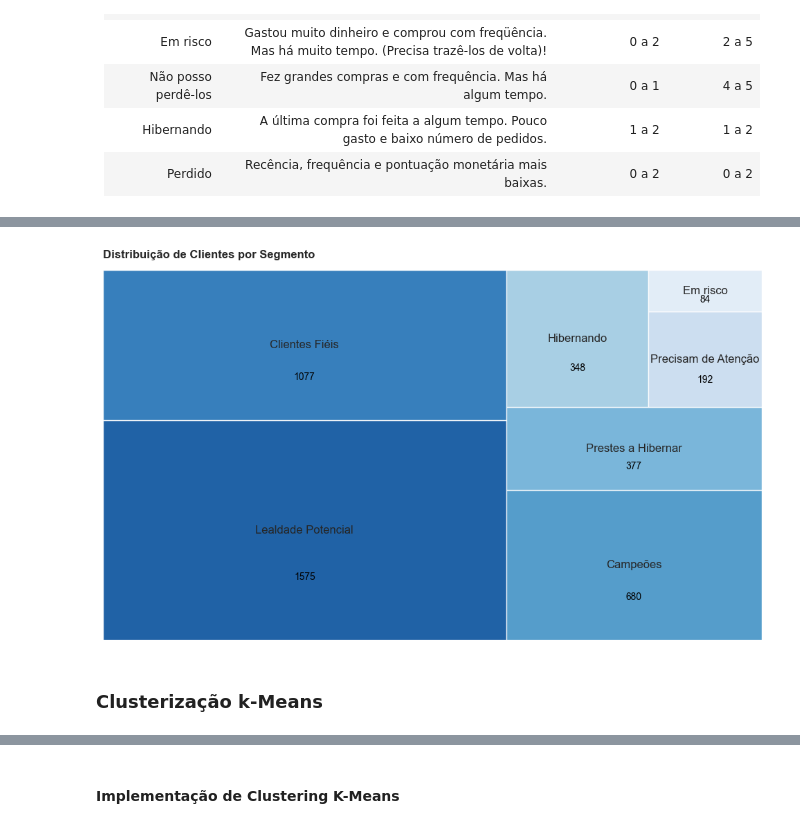
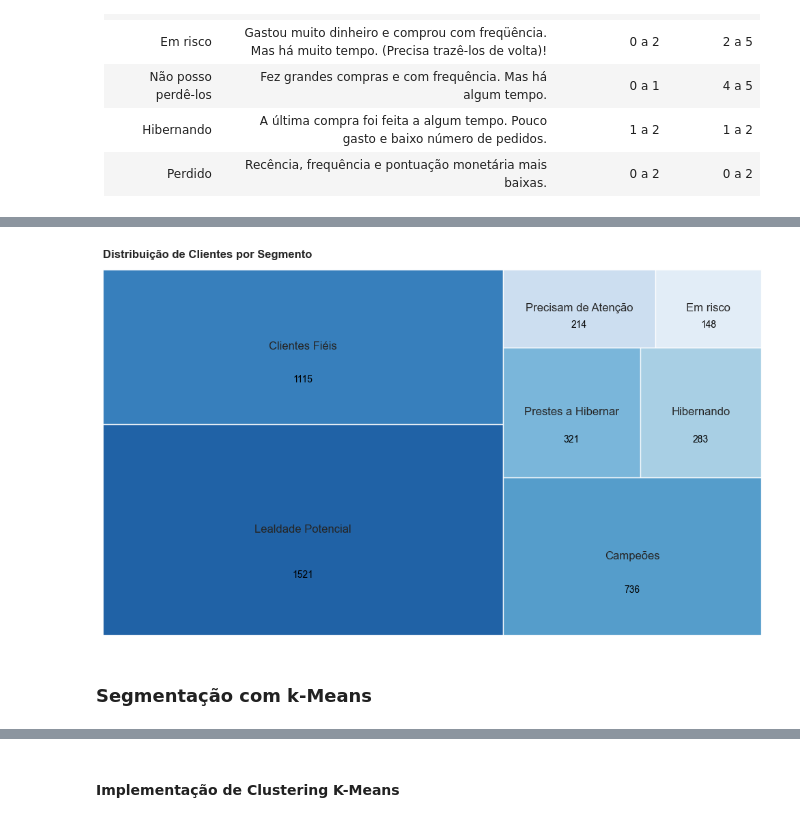
Before and after one commit to maisonhenrique/portifolio, a Jupyter notebook: Analise_Cohort_RFV/AnaliseCohort_RFV.ipynb, the cells around one changed output, grey strips where cells are left out. Saved outputs shown, nothing was run; the diff lists cells and outputs as text; code cells hidden in the pictures.

```diff
--- a/Analise_Cohort_RFV/AnaliseCohort_RFV.ipynb
+++ b/Analise_Cohort_RFV/AnaliseCohort_RFV.ipynb
@@ -512,16 +392,16 @@ df1
 # %%
 # Obtendo a data mais recente no conjunto de dados
-max_date = df1['InvoiceDate'].max()
+max_date = df_rfv['InvoiceDate'].max()
 
 # Calculando a Recência, Frequência e Valor para cada Cliente
-df_rfv = df1.groupby('CustomerID').agg({
+df_rfv = df_rfv.groupby('CustomerID').agg({
     'InvoiceDate': lambda date: (max_date - date.max()).days + 1,  # Recência
-    'InvoiceNo': 'nunique',  # Frequência
+    'InvoiceNo': 'count',  # Frequência
     'Amount': 'sum'  # Valor
 }).reset_index()
 
 # Renomeando as colunas
 df_rfv.columns = ['CustomerID', 'Recency', 'Frequency', 'Monetary']
-df_rfv
+df_rfv.head()
 # %% [output]
 |  | CustomerID | Recency | Frequency | Monetary |
@@ -556,7 +429,7 @@ df_rfv.describe(percentiles=[0.25,0.5,0.75,0.9,0.95,0.99])
 # Criação da coluna score
 df_rfv['recency_score'] = pd.cut(df_rfv['Recency'], bins=[0,18,51,143,263,375], labels=[5,4,3,2,1])
 df_rfv['recency_score'] = df_rfv['recency_score'].astype('int')
-df_rfv['frequency_score'] = pd.cut(df_rfv['Frequency'], bins=[0,1,2,5,9,210], labels=[1,2,3,4,5])
+df_rfv['frequency_score'] = pd.cut(df_rfv['Frequency'], bins=[0,18,42,99,203,7677], labels=[1,2,3,4,5])
 df_rfv['frequency_score'] = df_rfv['frequency_score'].astype('int')
 df_rfv['monetary_score'] = pd.cut(df_rfv['Monetary'], bins=[1,306,668,1650,3614,290000], labels=[1,2,3,4,5])
 df_rfv['monetary_score'] = df_rfv['monetary_score'].astype('int')
@@ -713,14 +579,0 @@ df_rfv.groupby('score').agg({'Recency': 'mean','Frequency': 'mean', 'Monetary':
-# %%
-# Definindo a função segments com os segmentos e RFM_Score correspondentes
-def segments(df):
-    if df['score'] > 11:
-        return 'Platinum'
-    elif df['score'] > 8:
-        return 'Gold'
-    elif df['score'] > 5:
-        return 'Silver'
-    else:
-        return 'Bronze'
-
-df_rfv['general_segment'] = df_rfv.apply(segments, axis=1)
-df_rfv
@@ -777,7 +603,7 @@ def segmentar(row):
     return 'Outro'
 
 # Aplicando a função para criar a coluna 'Segmento'
-df_rfv['segmento'] = df_rfv.apply(segmentar, axis=1)
+df_rfv['segment'] = df_rfv.apply(segmentar, axis=1)
 df_rfv
 # %% [output]
 |  | CustomerID | Recency | Frequency | Monetary | recency_score | frequency_score | monetary_score | mean_score | ... |
@@ -809,21 +622,23 @@ Name: count, dtype: int64
 # %%
 # Criando o gráfico de árvore (tree map)
+segment_count = df_rfv['segment'].value_counts()
+
 plt.figure(figsize=(10, 6))
-ax = squarify.plot(sizes=segmento_contagem.values, label=segmento_contagem.index, color=sns.color_palette("Blues_r", len(segmento_contagem)), alpha=0.9)
+ax = squarify.plot(sizes=segment_count.values, label=segment_count.index, color=sns.color_palette("Blues_r", len(segment_count)), alpha=0.9)
 
 # Adicionando os valores no centro de cada retângulo
-for i, size in enumerate(segmento_contagem.values):
+for i, size in enumerate(segment_count.values):
     x, y, dx, dy = ax.get_children()[i].get_bbox().bounds
     plt.text(x + dx / 2, y + dy / 3.5, f"{size}", horizontalalignment='center', verticalalignment='center', fontsize=10, color='black')
 
 plt.title('Distribuição de Clientes por Segmento', fontsize=12, loc='left', pad=12)
 plt.axis('off')
 plt.tight_layout()
 plt.show()
 # %% [output]
-[figure, old version]
+[figure, new version]
 # %% [markdown]
-### Clusterização k-Means
+### Segmentação com k-Means
 # %%
 # Base de dados para clusterização
 df_kmeans = df_rfv.copy()
```
Also changed, not shown: parts of 63 cells of this notebook, 1 other file.
